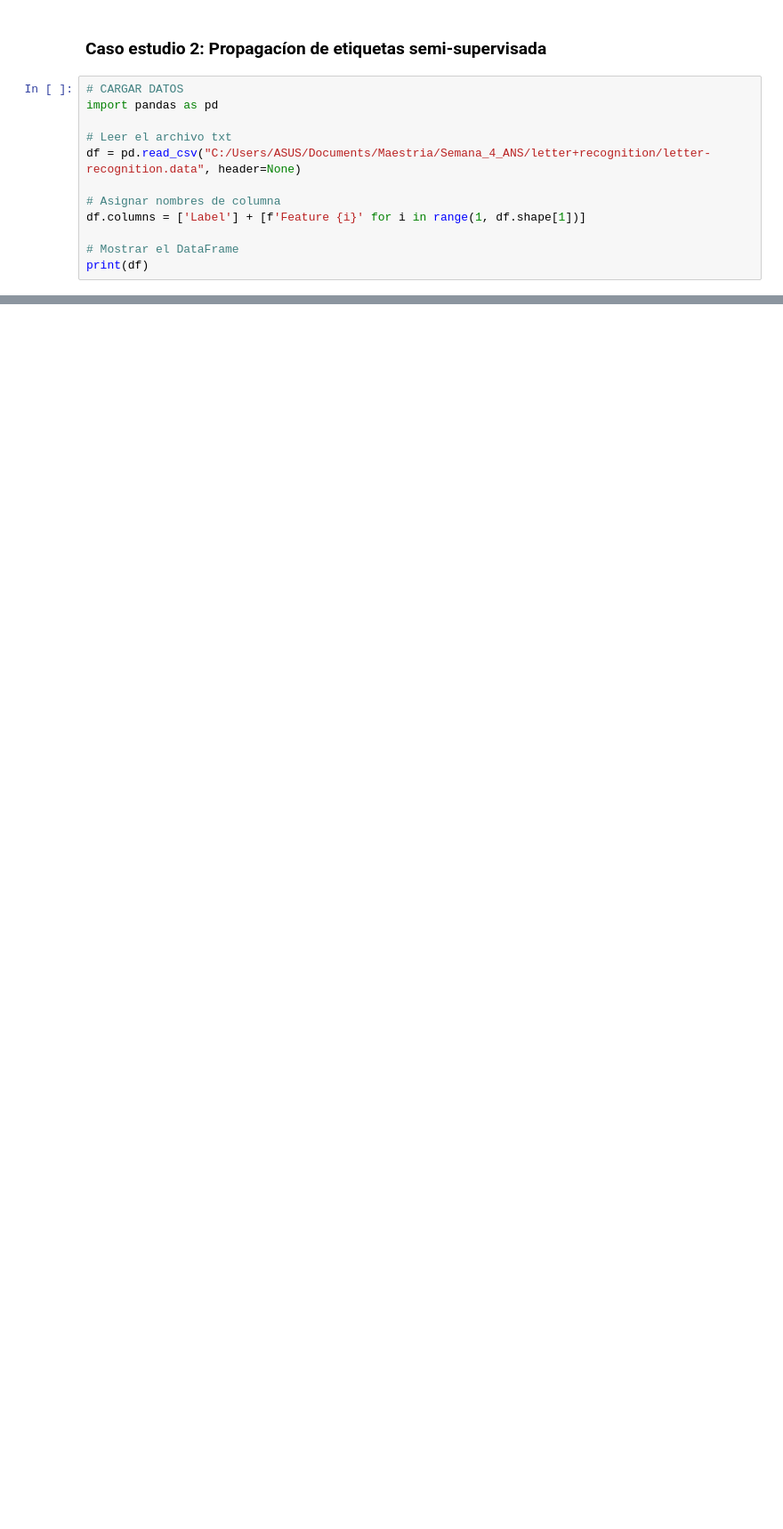
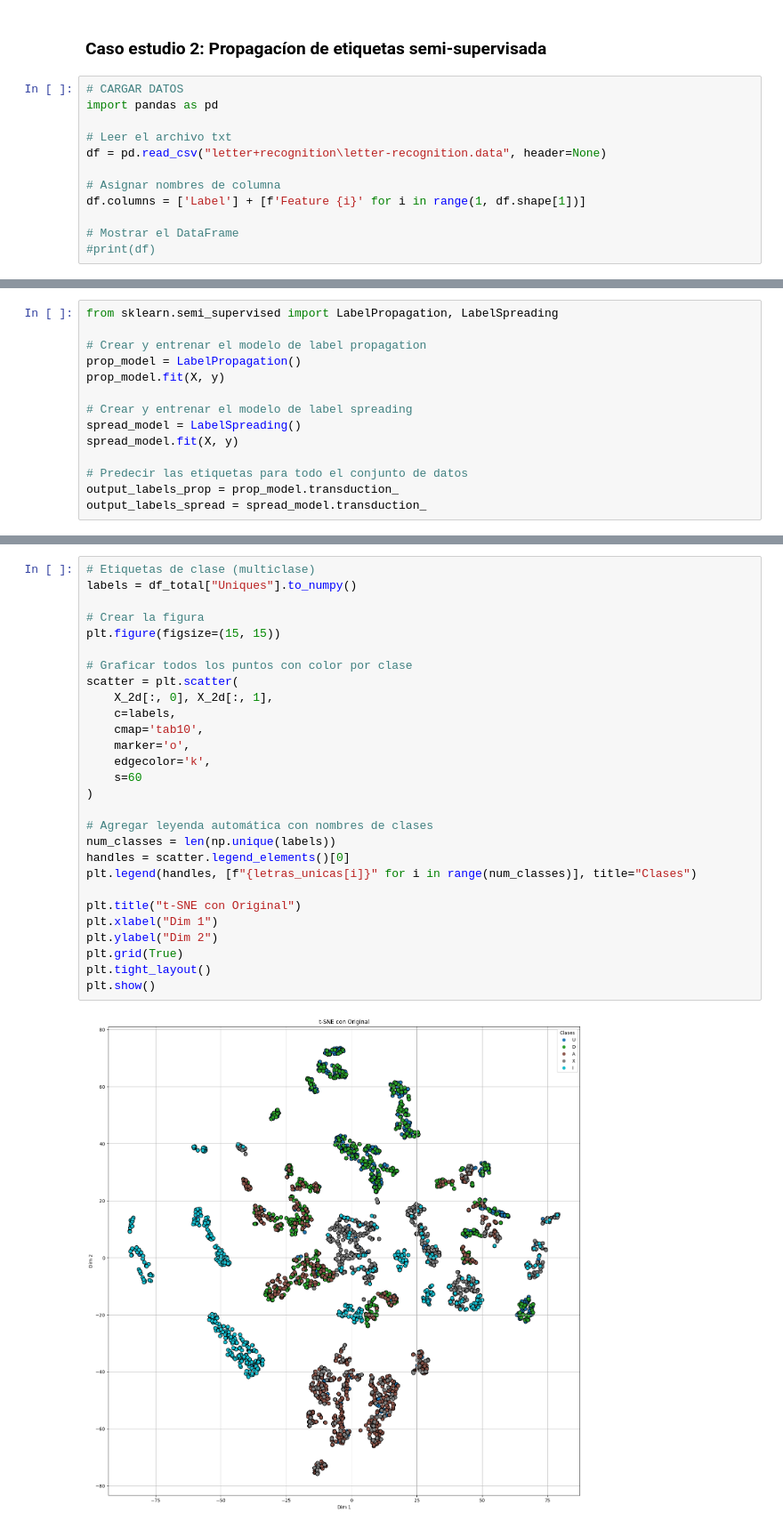
Before and after one commit to JeffAsDRK/Semana_4_ANS, a Jupyter notebook: S4_Lab_Int_4.ipynb, the cells around one changed output, grey strips where cells are left out. Shown at 89% size. Cells and saved outputs as stored; diff of their text form; blank space fills up the shorter version.

```diff
--- a/S4_Lab_Int_4.ipynb
+++ b/S4_Lab_Int_4.ipynb
@@ -379,10 +379,10 @@ Si bien K-Means ofrece agrupamientos consistentes y es útil para reducción de
 import pandas as pd
 
 # Leer el archivo txt
-df = pd.read_csv("C:/Users/ASUS/Documents/Maestria/Semana_4_ANS/letter+recognition/letter-recognition.data", header=None)
+df = pd.read_csv("letter+recognition\letter-recognition.data", header=None)
 
 # Asignar nombres de columna
 df.columns = ['Label'] + [f'Feature {i}' for i in range(1, df.shape[1])]
 
 # Mostrar el DataFrame
-print(df)
+#print(df)
@@ -473,0 +463,14 @@ print(df_total_filtrado)
+# %%
+from sklearn.semi_supervised import LabelPropagation, LabelSpreading
+
+# Crear y entrenar el modelo de label propagation
+prop_model = LabelPropagation()
+prop_model.fit(X, y)
+
+# Crear y entrenar el modelo de label spreading
+spread_model = LabelSpreading()
+spread_model.fit(X, y)
+
+# Predecir las etiquetas para todo el conjunto de datos
+output_labels_prop = prop_model.transduction_
+output_labels_spread = spread_model.transduction_
@@ -473,0 +503,30 @@ print(df_total_filtrado)
+# %%
+# Etiquetas de clase (multiclase)
+labels = df_total["Uniques"].to_numpy()
+
+# Crear la figura
+plt.figure(figsize=(15, 15))
+
+# Graficar todos los puntos con color por clase
+scatter = plt.scatter(
+    X_2d[:, 0], X_2d[:, 1],
+    c=labels,
+    cmap='tab10',
+    marker='o',
+    edgecolor='k',
+    s=60
+)
+
+# Agregar leyenda automática con nombres de clases
+num_classes = len(np.unique(labels))
+handles = scatter.legend_elements()[0]
+plt.legend(handles, [f"{letras_unicas[i]}" for i in range(num_classes)], title="Clases")
+
+plt.title("t-SNE con Original")
+plt.xlabel("Dim 1")
+plt.ylabel("Dim 2")
+plt.grid(True)
+plt.tight_layout()
+plt.show()
+# %% [output]
+[figure, added]
```
Also changed, not shown: parts of 13 cells of this notebook, 1 other file.
